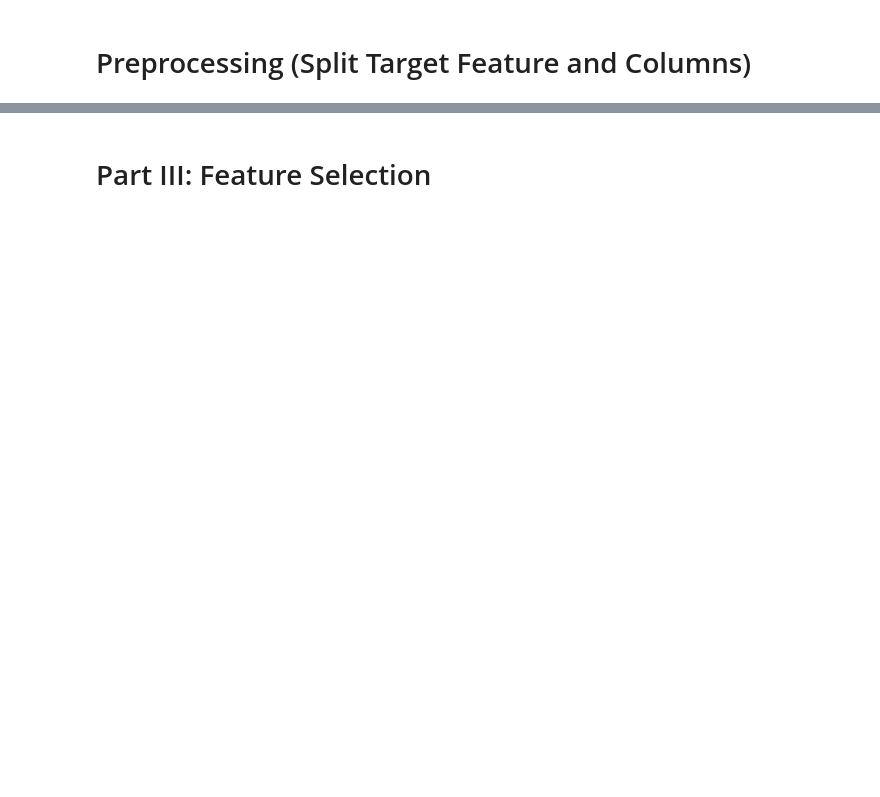
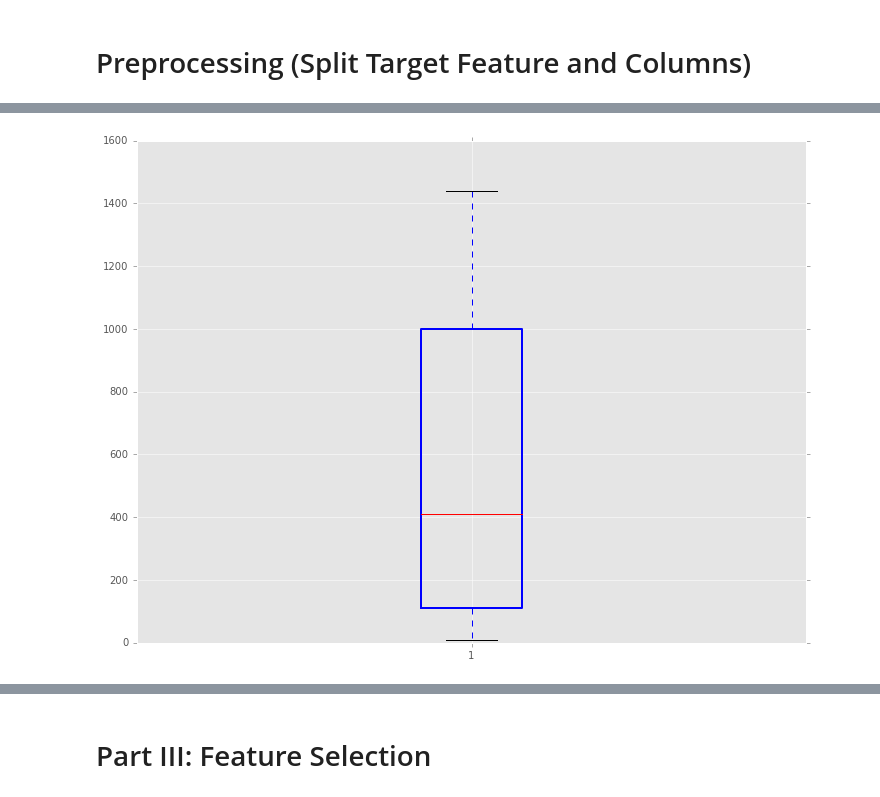
Before and after one commit to prudentprogrammer/Pull-Requests-Determinants, a Jupyter notebook: Pull Requests Determinants.ipynb, the cells around one changed output, grey strips where cells are left out. Cells and saved outputs as stored; diff of their text form; code cells hidden in the pictures; blank space fills up the shorter version.

```diff
--- a/Pull Requests Determinants.ipynb
+++ b/Pull Requests Determinants.ipynb
@@ -77,0 +120,11 @@ X.shape
+# %%
+#data_to_graph
+bp = plt.boxplot(np.array(data_to_graph))
+#bp['boxes'].set( color='#7570b3', linewidth=2)
+#bp['boxes'].set( facecolor = '#1b9e77' )
+#bp.show()
+#bp['boxes']
+plt.setp(bp['boxes'], color='Blue', linewidth=2)
+plt.show()
+# %% [output]
+[figure, added]
```
Also changed, not shown: parts of 19 cells of this notebook.
